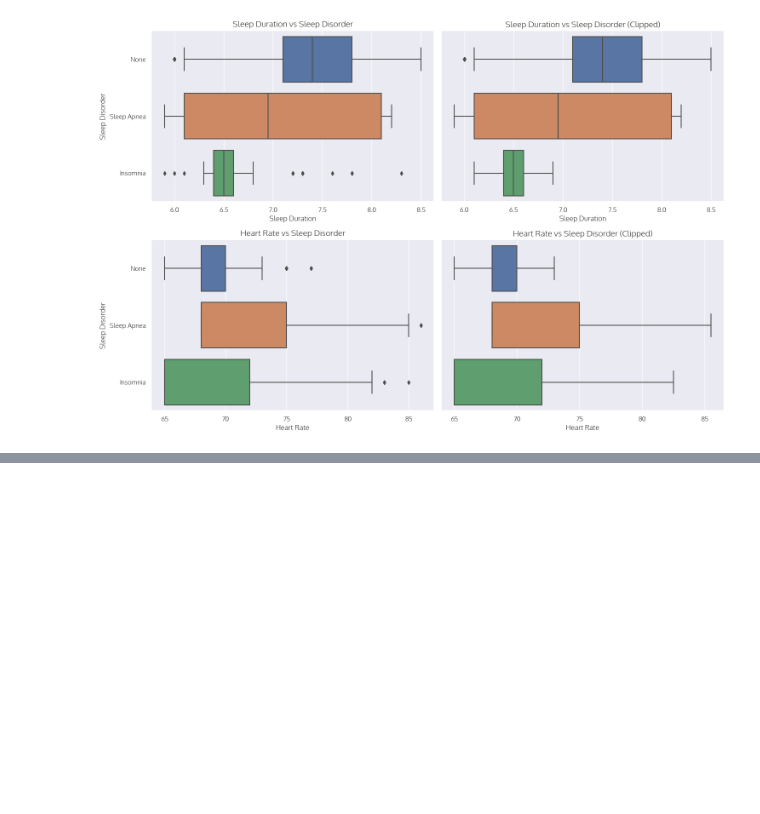
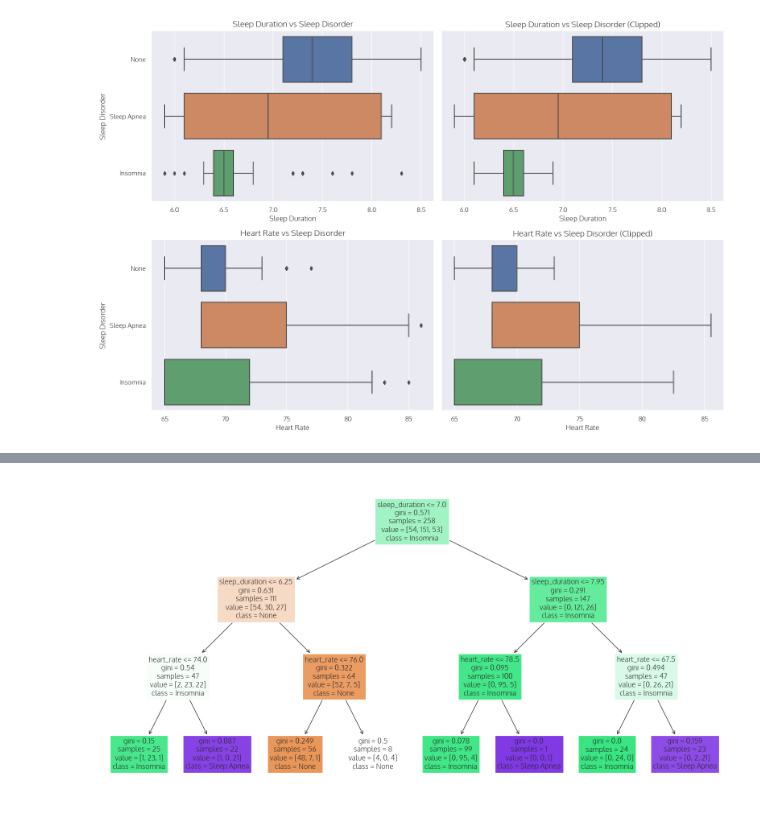
Before and after one commit to masterbatcoderman10/Sleep, a Jupyter notebook: Modelling.ipynb, the cells around one changed output, grey strips where cells are left out. Saved outputs shown, nothing was run; the diff lists cells and outputs as text; code cells hidden in the pictures; blank space fills up the shorter version.

```diff
--- a/Modelling.ipynb
+++ b/Modelling.ipynb
@@ -132,0 +315,22 @@ plt.show()
+# %%
+#split data into train and test
+X_train, X_test, y_train, y_test = train_test_split(
+    sleep_data_v3[['sleep_duration', 'heart_rate']],
+    sleep_data_v3['sleep_disorder'],
+    test_size=0.3,
+    stratify=sleep_data_v3['sleep_disorder'],
+    random_state=42
+)
+
+#fit decision tree classifier
+dt = DecisionTreeClassifier(random_state=42, max_depth=3)
+
+dt.fit(X_train, y_train)
+
+#predict on test data
+y_pred = dt.predict(X_test)
+
+#print classification report
+print(classification_report(y_test, y_pred))
+print('\n')
+print(confusion_matrix(y_test, y_pred))
@@ -132,0 +353,9 @@ plt.show()
+# %%
+#plot decision tree
+from sklearn.tree import plot_tree
+
+plt.figure(figsize=(20, 10))
+plot_tree(dt, filled=True, feature_names=['sleep_duration', 'heart_rate'], class_names=['None', 'Insomnia', 'Sleep Apnea'])
+plt.show()
+# %% [output]
+[figure, added]
```
Also changed, not shown: parts of 22 cells of this notebook.
